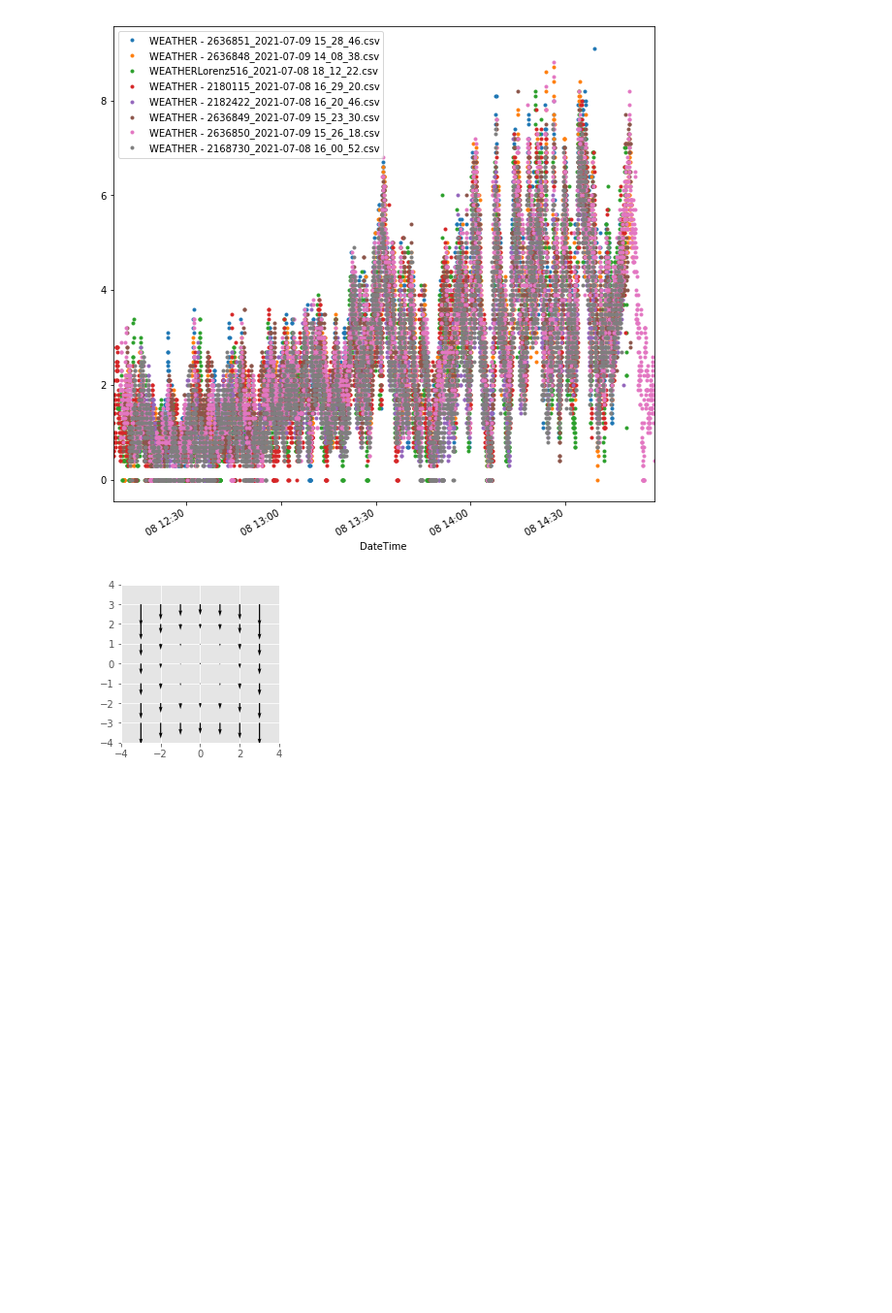
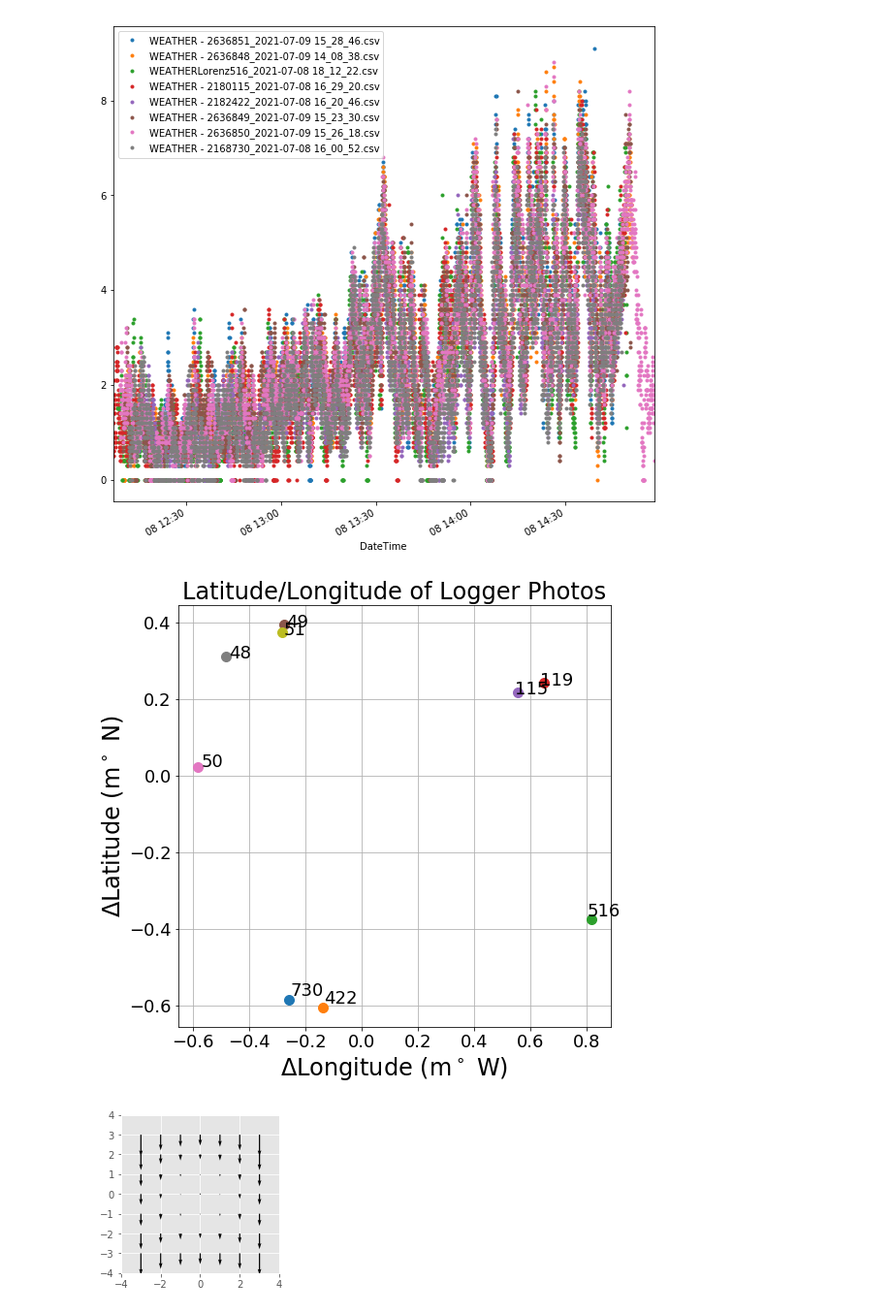
Before and after one commit to BoiseStatePlanetary/AlvordFieldTrip2021, a Jupyter notebook: code/Kestrel_analysis/Visualizing Kestrel Data.ipynb, the cells around one changed output. Shown: that part at 97% size. Cells and saved outputs as stored; diff of their text form; code cells hidden in the pictures; blank space fills up the shorter version.

Commit message:
Added logger location map

```diff
--- a/code/Kestrel_analysis/Visualizing Kestrel Data.ipynb
+++ b/code/Kestrel_analysis/Visualizing Kestrel Data.ipynb
@@ -27,6 +30,29 @@ ax1.legend()
 fig.savefig("Windspeed_Timeseries.png", dpi=500, bbox_inches="tight")
 # %% [output]
 [figure]
+# %%
+fig = plt.figure(figsize=(8,8))
+ax = fig.add_subplot(111)
+
+for logger in ut.logger_locations.keys():
+    if(logger is not 'mean'):
+
+        x = (ut.logger_locations[logger][1] - ut.logger_locations['mean'][1])*1000.
+        y = (ut.logger_locations[logger][0] - ut.logger_locations['mean'][0])*1000.
+        ax.plot(x, y,
+                marker='o', markersize=10, ls='')
+
+        ax.text(x.value*0.98, y.value*0.98, logger, fontsize=18)
+
+plt.title("Latitude/Longitude of Logger Photos", fontsize=24)
+
+ax.grid(True)
+ax.set_xlabel(r'$\Delta$Longitude (m$^\circ$ W)', fontsize=24)
+ax.set_ylabel(r'$\Delta$Latitude (m$^\circ$ N)', fontsize=24)
+ax.tick_params(labelsize=18)
+fig.savefig("logger_locations.png", dpi=500, bbox_inches="tight")
+# %% [output]
+[figure, added]
 # %%
 # Example animations using matplotlib's FuncAnimation
 # Ken Hughes. 18 June 2016.
```
Also changed, not shown: parts of 1 cell of this notebook, 2 other files.
